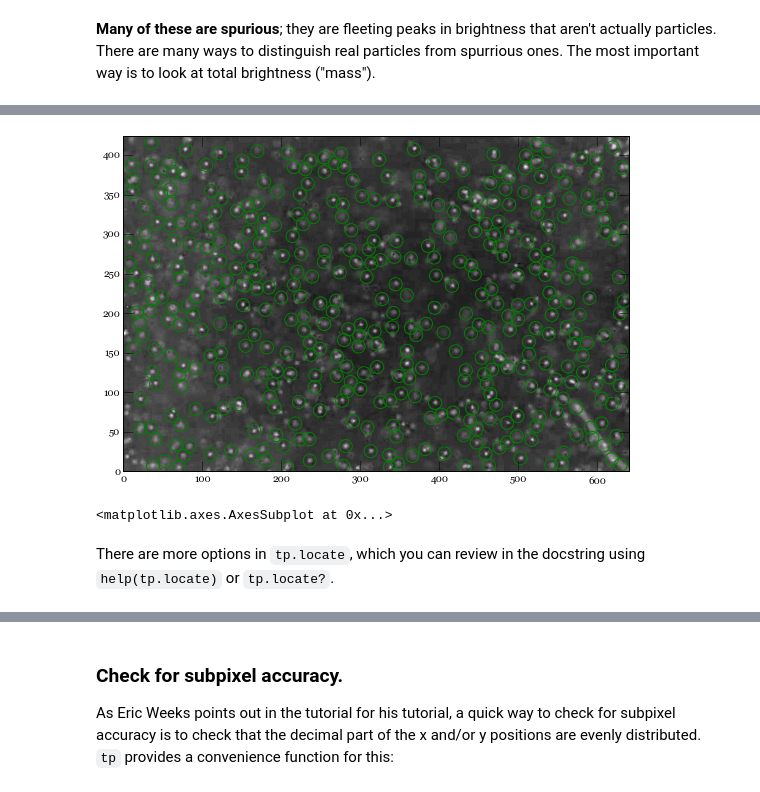
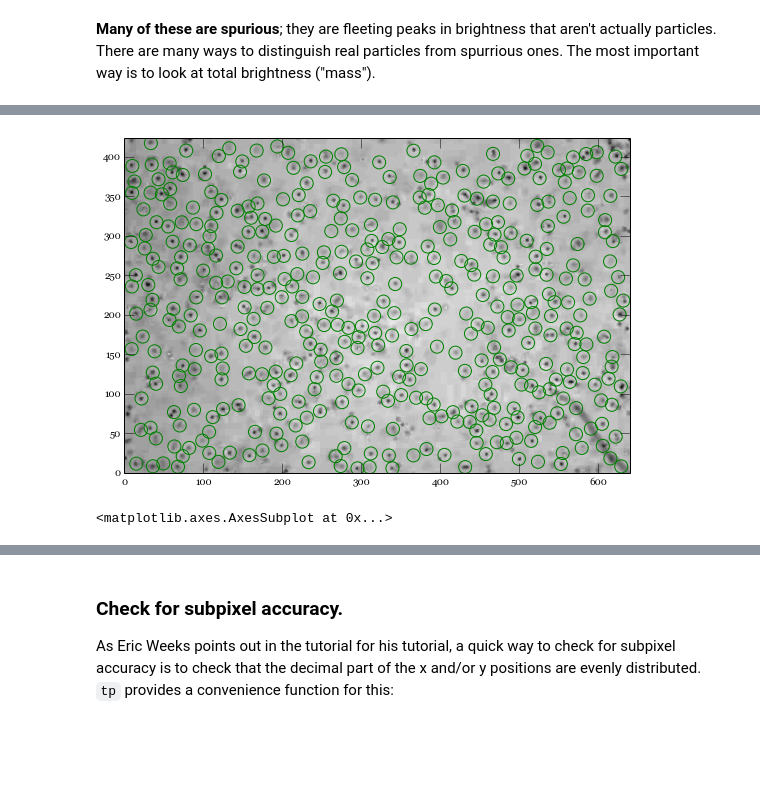
Before and after one commit to soft-matter/trackpy, a Jupyter notebook: examples/walkthrough.ipynb, the cells around one changed output, grey strips where cells are left out. Saved outputs shown, nothing was run; the diff lists cells and outputs as text; code cells hidden in the pictures; blank space fills up the shorter version.

```diff
--- a/examples/walkthrough.ipynb
+++ b/examples/walkthrough.ipynb
@@ -26,2 +46,5 @@ Load a video file as a frames. This object is an iterator that returns a frame e
 # %%
-frames = tp.Video('../trackpy/tests/water/bulk-water.mov')
+def gray(image):
+    return image[:, :, 0]
+
+frames = tp.Video('../trackpy/tests/water/bulk-water.mov', process_func=gray)
@@ -81,9 +100,7 @@ ax.set_ylabel('count')
 # %%
-f = tp.locate(frames[5], 11, minmass=2000)
+f = tp.locate(frames[0], 11, minmass=2000, invert=True)
 # %%
-tp.annotate(f, frames[5])
+tp.annotate(f, frames[0])
 # %% [output]
-[figure, old version]
+[figure, new version]
 <matplotlib.axes.AxesSubplot at 0x...>
-# %% [markdown]
-There are more options in ``tp.locate``, which you can review in the docstring using ``help(tp.locate)`` or ``tp.locate?``.
```
Also changed, not shown: parts of 39 cells of this notebook.
